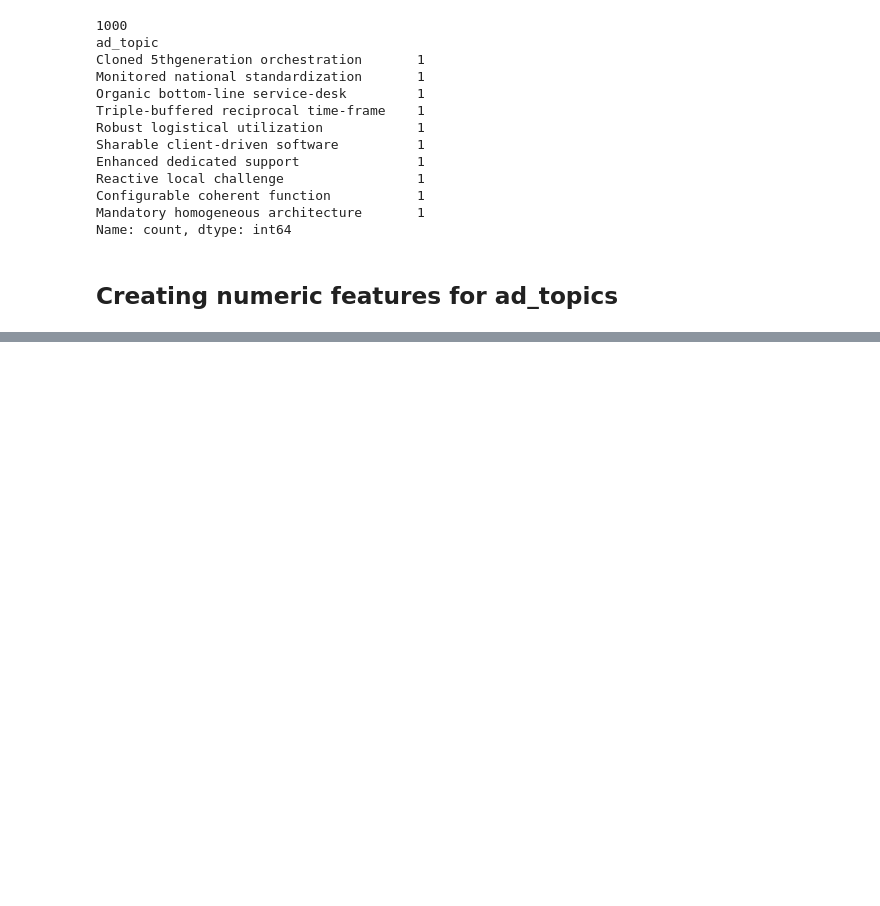
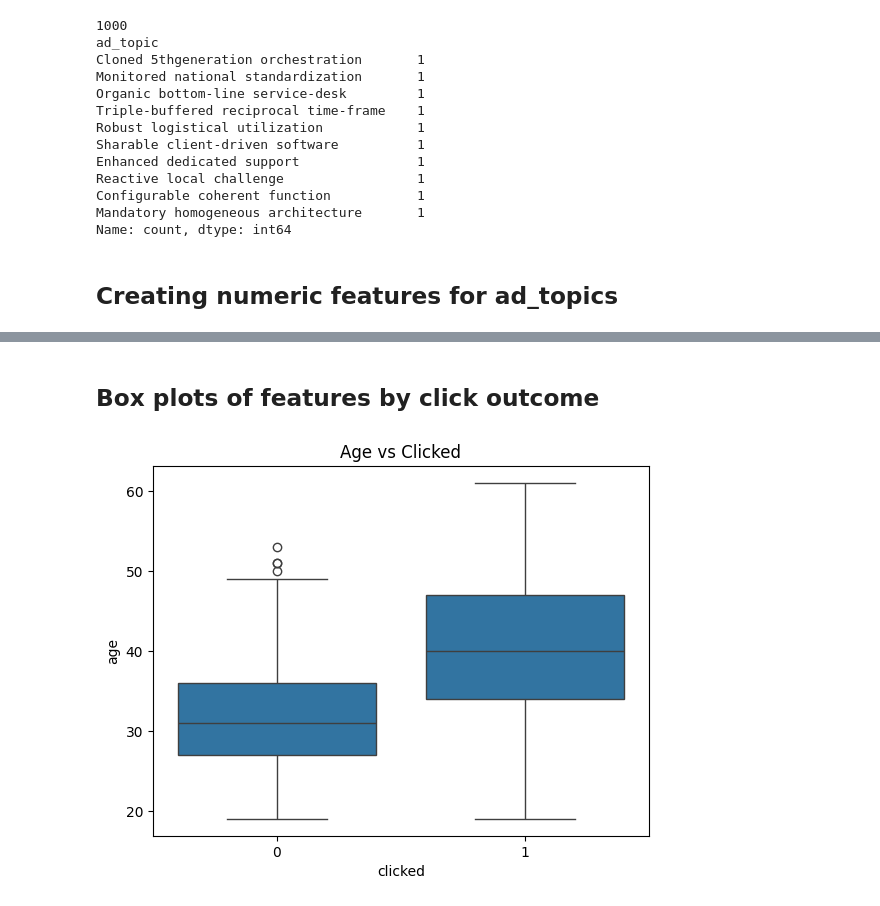
Before and after one commit to HuzaifaAhmed-07/Ad-Click-Prediction-Model, a Jupyter notebook: notebooks/01_eda.ipynb, the cells around one changed output, grey strips where cells are left out. Saved outputs shown, nothing was run; the diff lists cells and outputs as text; code cells hidden in the pictures; blank space fills up the shorter version.

Commit message:
Done some basic data analysis

```diff
--- a/notebooks/01_eda.ipynb
+++ b/notebooks/01_eda.ipynb
@@ -179,0 +198,10 @@ df.head()
+# %% [markdown]
+## Box plots of features by click outcome
+# %%
+import seaborn as sns
+
+sns.boxplot(x="clicked", y="age", data=df)
+plt.title("Age vs Clicked")
+plt.show()
+# %% [output]
+[figure, added]
```
Also changed, not shown: parts of 10 cells of this notebook.
